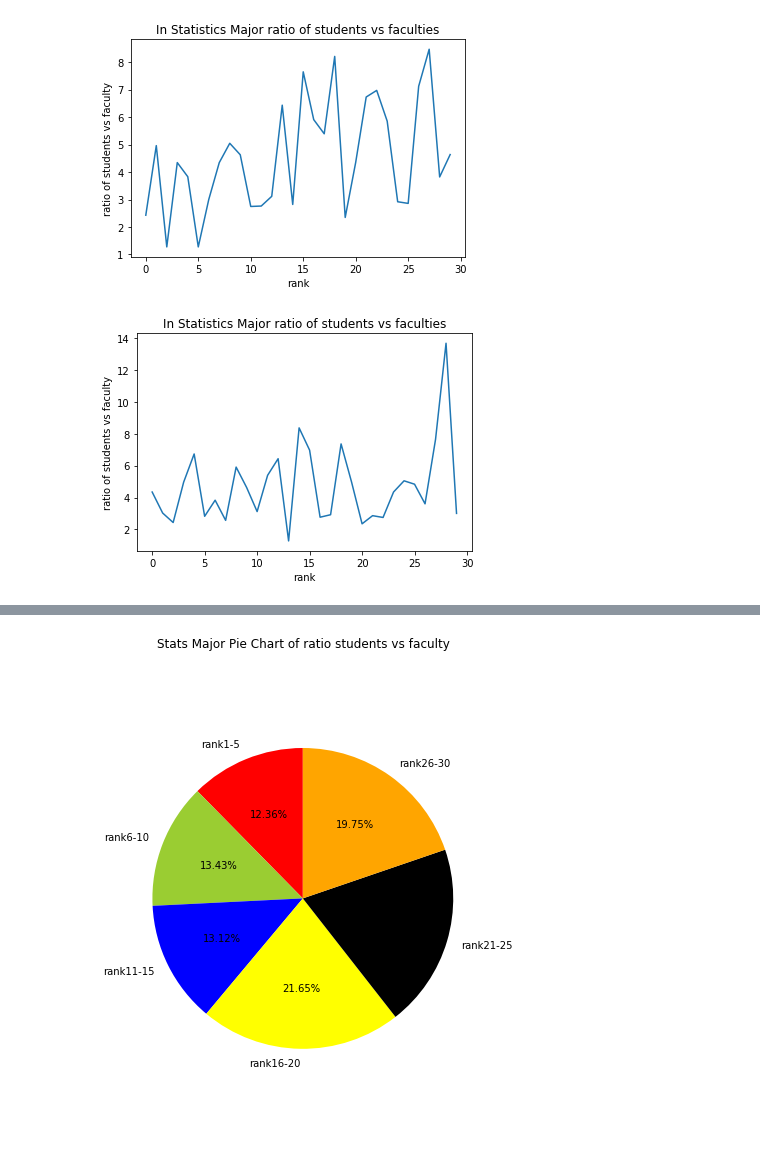
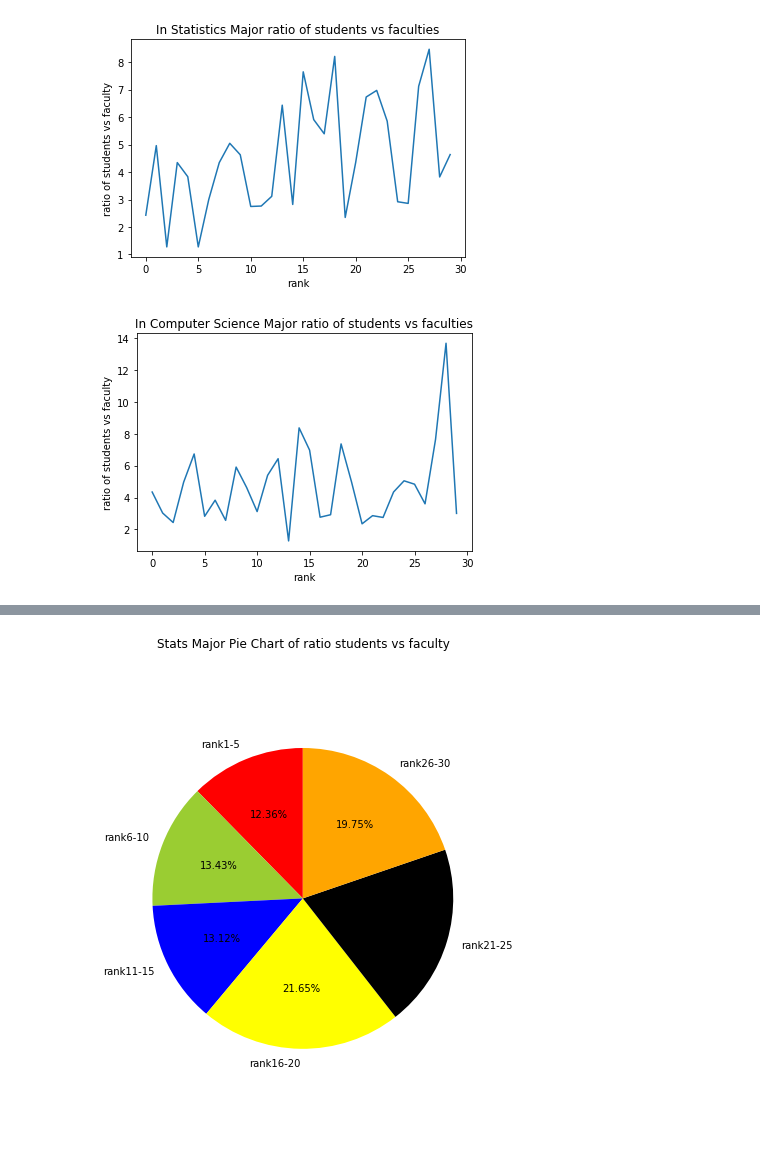
Before and after one commit to xil222/Data-Analysis-on-Facebook-Data-Scrape, a Jupyter notebook: ECE143 DataPreprocess- Major Oriented.ipynb, the cells around one changed output, grey strips where cells are left out. Drawn from its saved outputs; the diff is of its cells as text; code cells hidden in the pictures.

```diff
--- a/ECE143 DataPreprocess- Major Oriented.ipynb
+++ b/ECE143 DataPreprocess- Major Oriented.ipynb
@@ -161,12 +163,12 @@ plt.show()
 # %%
 plt.figure()
 plt.plot(list2)
 plt.xlabel('rank')
 plt.ylabel('ratio of students vs faculty')
-plt.title('In Statistics Major ratio of students vs faculties')
+plt.title('In Computer Science Major ratio of students vs faculties')
 plt.show()
 # %% [output]
-[figure, old version]
+[figure, new version]
 # %%
 yl1 = [sum(list1[0:5]),sum(list1[5:10]),sum(list1[10:15]),sum(list1[15:20]),sum(list1[20:25]),sum(list1[25:30])]
 xl1 = ['rank1-5','rank6-10','rank11-15','rank16-20','rank21-25','rank26-30']
```
Also changed, not shown: parts of 11 cells of this notebook, 18 other files.
